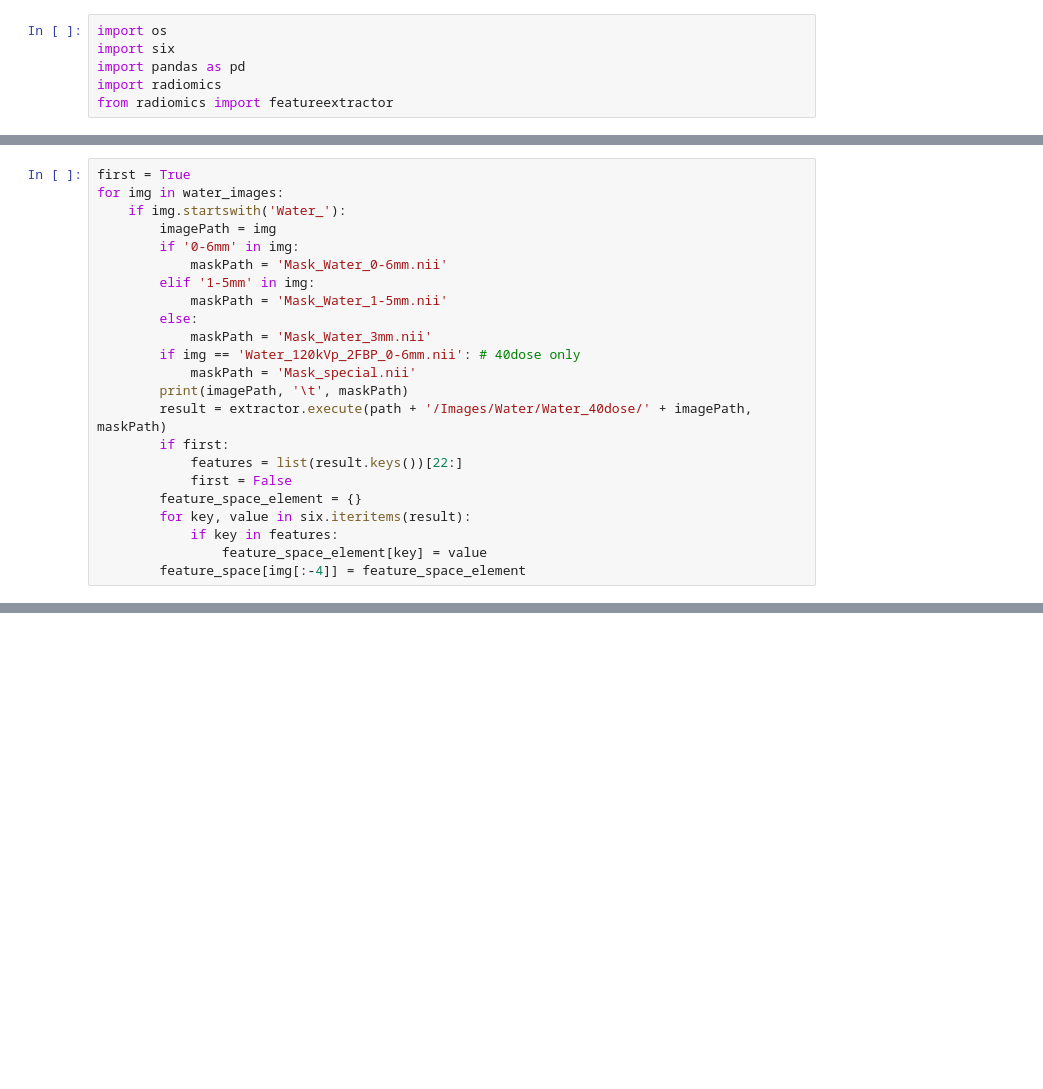
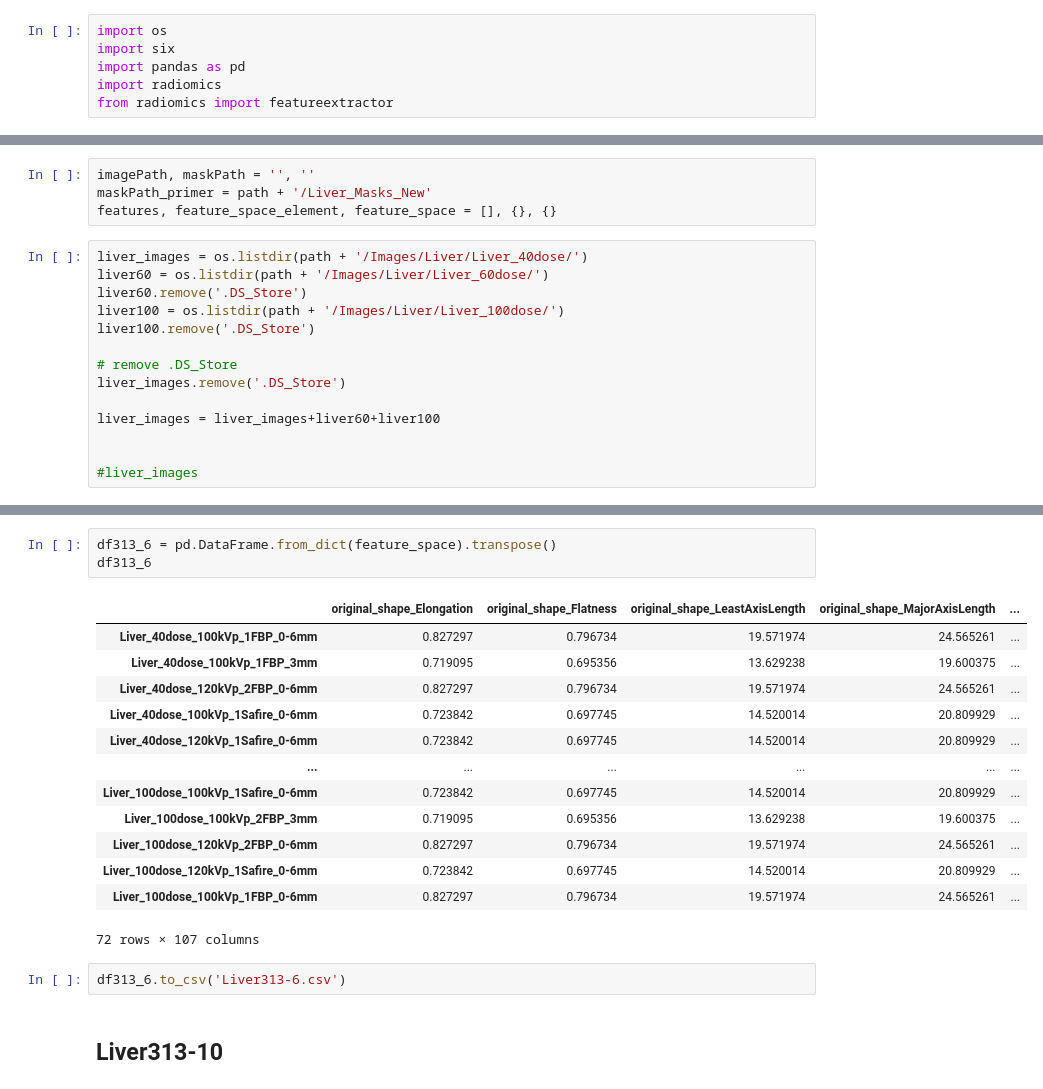
Before and after one commit to Dark-eXe/Radiomics-Xtraction, a Jupyter notebook: Xtraction.ipynb, the cells around one changed output, grey strips where cells are left out. Saved outputs shown, nothing was run; the diff lists cells and outputs as text; blank space fills up the shorter version.

```diff
--- a/Xtraction.ipynb
+++ b/Xtraction.ipynb
@@ -34,23 +11,0 @@ water_images = os.listdir(path + '/Images/Water/Water_40dose/')
-# %%
-first = True
-for img in water_images:
-    if img.startswith('Water_'):
-        imagePath = img
-        if '0-6mm' in img:
-            maskPath = 'Mask_Water_0-6mm.nii'
-        elif '1-5mm' in img:
-            maskPath = 'Mask_Water_1-5mm.nii'
-        else:
-            maskPath = 'Mask_Water_3mm.nii'
-        if img == 'Water_120kVp_2FBP_0-6mm.nii': # 40dose only
-            maskPath = 'Mask_special.nii'
-        print(imagePath, '\t', maskPath)
-        result = extractor.execute(path + '/Images/Water/Water_40dose/' + imagePath, maskPath)
-        if first:
-            features = list(result.keys())[22:]
-            first = False
-        feature_space_element = {}
-        for key, value in six.iteritems(result):
-            if key in features:
-                feature_space_element[key] = value
-        feature_space[img[:-4]] = feature_space_element
@@ -76,0 +27,18 @@ df.to_csv('Water_40dose.csv')
+# %%
+imagePath, maskPath = '', ''
+maskPath_primer = path + '/Liver_Masks_New'
+features, feature_space_element, feature_space = [], {}, {}
+# %%
+liver_images = os.listdir(path + '/Images/Liver/Liver_40dose/')
+liver60 = os.listdir(path + '/Images/Liver/Liver_60dose/')
+liver60.remove('.DS_Store')
+liver100 = os.listdir(path + '/Images/Liver/Liver_100dose/')
+liver100.remove('.DS_Store')
+
+# remove .DS_Store
+liver_images.remove('.DS_Store')
+
+liver_images = liver_images+liver60+liver100
+
+
+#liver_images
@@ -76,0 +300,21 @@ df.to_csv('Water_40dose.csv')
+# %%
+df313_6 = pd.DataFrame.from_dict(feature_space).transpose()
+df313_6
+# %% [output]
+|  | original_shape_Elongation | original_shape_Flatness | original_shape_LeastAxisLength | original_shape_MajorAxisLength | ... |
+| Liver_40dose_100kVp_1FBP_0-6mm | 0.827297 | 0.796734 | 19.571974 | 24.565261 | ... |
+| Liver_40dose_100kVp_1FBP_3mm | 0.719095 | 0.695356 | 13.629238 | 19.600375 | ... |
+| Liver_40dose_120kVp_2FBP_0-6mm | 0.827297 | 0.796734 | 19.571974 | 24.565261 | ... |
+| Liver_40dose_100kVp_1Safire_0-6mm | 0.723842 | 0.697745 | 14.520014 | 20.809929 | ... |
+| Liver_40dose_120kVp_1Safire_0-6mm | 0.723842 | 0.697745 | 14.520014 | 20.809929 | ... |
+| ... | ... | ... | ... | ... | ... |
+| Liver_100dose_100kVp_1Safire_0-6mm | 0.723842 | 0.697745 | 14.520014 | 20.809929 | ... |
+| Liver_100dose_100kVp_2FBP_3mm | 0.719095 | 0.695356 | 13.629238 | 19.600375 | ... |
+| Liver_100dose_120kVp_2FBP_0-6mm | 0.827297 | 0.796734 | 19.571974 | 24.565261 | ... |
+| Liver_100dose_120kVp_1Safire_0-6mm | 0.723842 | 0.697745 | 14.520014 | 20.809929 | ... |
+| Liver_100dose_100kVp_1FBP_0-6mm | 0.827297 | 0.796734 | 19.571974 | 24.565261 | ... |
+72 rows × 107 columns
+# %%
+df313_6.to_csv('Liver313-6.csv')
+# %% [markdown]
+## Liver313-10
```
Also changed, not shown: parts of 41 cells of this notebook, 27 other files.
